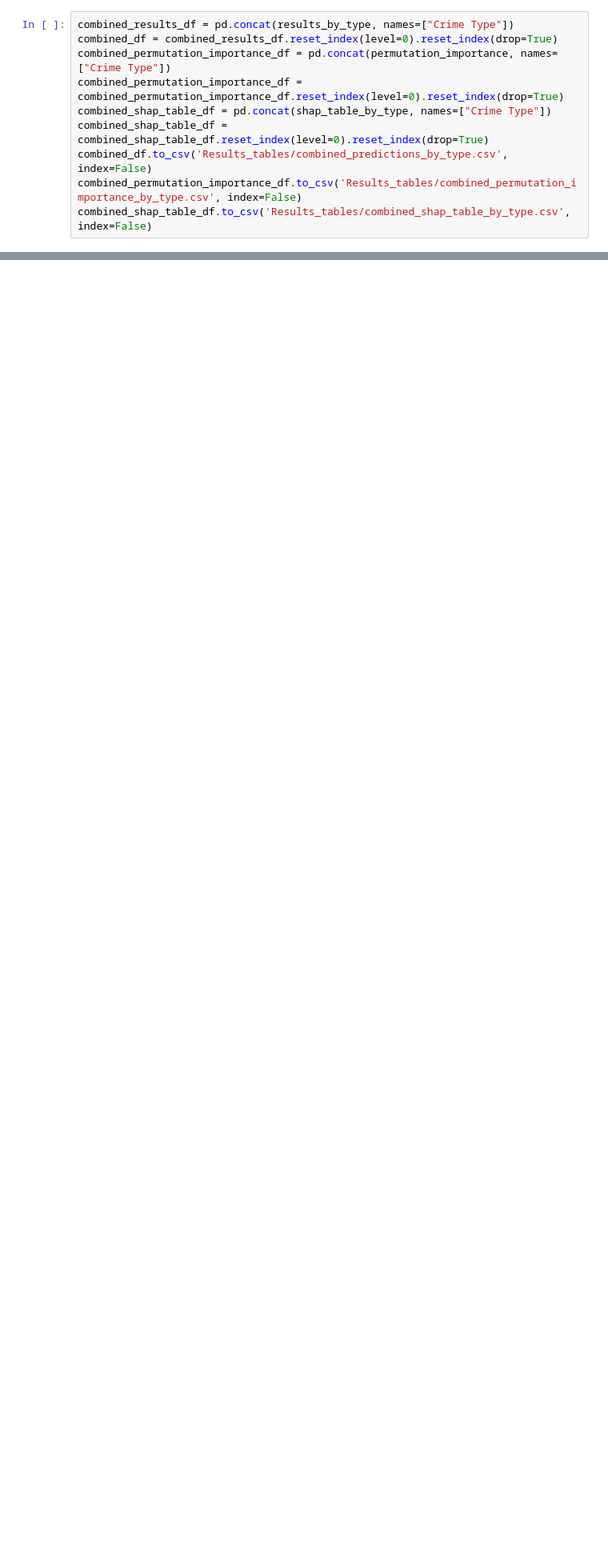
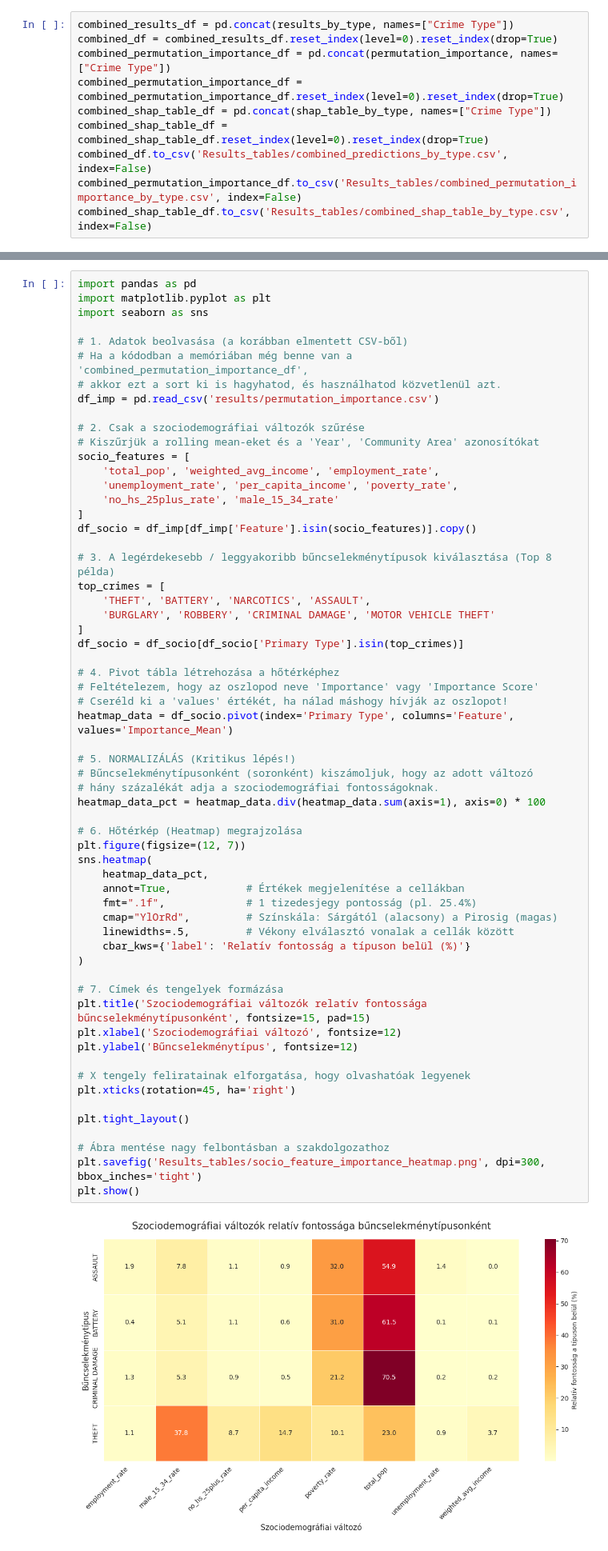
Before and after one commit to enikogyorfi/Szakdolgozat, a Jupyter notebook: Szocdem adatok.ipynb, the cells around one changed output, grey strips where cells are left out. Shown at 80% size. Saved outputs shown, nothing was run; the diff lists cells and outputs as text; blank space fills up the shorter version.

```diff
--- a/Szocdem adatok.ipynb
+++ b/Szocdem adatok.ipynb
@@ -350,3 +396,65 @@ plt.show()
+# %%
+import pandas as pd
+import matplotlib.pyplot as plt
+import seaborn as sns
+
+# 1. Adatok beolvasása (a korábban elmentett CSV-ből)
+# Ha a kódodban a memóriában még benne van a 'combined_permutation_importance_df',
+# akkor ezt a sort ki is hagyhatod, és használhatod közvetlenül azt.
+df_imp = pd.read_csv('results/permutation_importance.csv')
+
+# 2. Csak a szociodemográfiai változók szűrése
+# Kiszűrjük a rolling mean-eket és a 'Year', 'Community Area' azonosítókat
+socio_features = [
+    'total_pop', 'weighted_avg_income', 'employment_rate',
+    'unemployment_rate', 'per_capita_income', 'poverty_rate',
+    'no_hs_25plus_rate', 'male_15_34_rate'
+]
+df_socio = df_imp[df_imp['Feature'].isin(socio_features)].copy()
+
+# 3. A legérdekesebb / leggyakoribb bűncselekménytípusok kiválasztása (Top 8 példa)
+top_crimes = [
+    'THEFT', 'BATTERY', 'NARCOTICS', 'ASSAULT',
+    'BURGLARY', 'ROBBERY', 'CRIMINAL DAMAGE', 'MOTOR VEHICLE THEFT'
+]
+df_socio = df_socio[df_socio['Primary Type'].isin(top_crimes)]
+
+# 4. Pivot tábla létrehozása a hőtérképhez
+# Feltételezem, hogy az oszlopod neve 'Importance' vagy 'Importance Score'
+# Cseréld ki a 'values' értékét, ha nálad máshogy hívják az oszlopot!
+heatmap_data = df_socio.pivot(index='Primary Type', columns='Feature', values='Importance_Mean')
+
+# 5. NORMALIZÁLÁS (Kritikus lépés!)
+# Bűncselekménytípusonként (soronként) kiszámoljuk, hogy az adott változó
+# hány százalékát adja a szociodemográfiai fontosságoknak.
+heatmap_data_pct = heatmap_data.div(heatmap_data.sum(axis=1), axis=0) * 100
+
+# 6. Hőtérkép (Heatmap) megrajzolása
+plt.figure(figsize=(12, 7))
+sns.heatmap(
+    heatmap_data_pct,
+    annot=True,            # Értékek megjelenítése a cellákban
+    fmt=".1f",             # 1 tizedesjegy pontosság (pl. 25.4%)
+    cmap="YlOrRd",         # Színskála: Sárgától (alacsony) a Pirosig (magas)
+    linewidths=.5,         # Vékony elválasztó vonalak a cellák között
+    cbar_kws={'label': 'Relatív fontosság a típuson belül (%)'}
+)
+
+# 7. Címek és tengelyek formázása
+plt.title('Szociodemográfiai változók relatív fontossága bűncselekménytípusonként', fontsize=15, pad=15)
+plt.xlabel('Szociodemográfiai változó', fontsize=12)
+plt.ylabel('Bűncselekménytípus', fontsize=12)
+
+# X tengely feliratainak elforgatása, hogy olvashatóak legyenek
+plt.xticks(rotation=45, ha='right')
+
+plt.tight_layout()
+
+# Ábra mentése nagy felbontásban a szakdolgozathoz
+plt.savefig('Results_tables/socio_feature_importance_heatmap.png', dpi=300, bbox_inches='tight')
+plt.show()
+# %% [output]
+[figure, added]
 # %% [markdown]
 # 3. Residuális elemzés - maradékok vizsgálata, fontosabb jellemzők meghatározása
 # %% [markdown]
```
Also changed, not shown: parts of 7 cells of this notebook, 2 other files.
